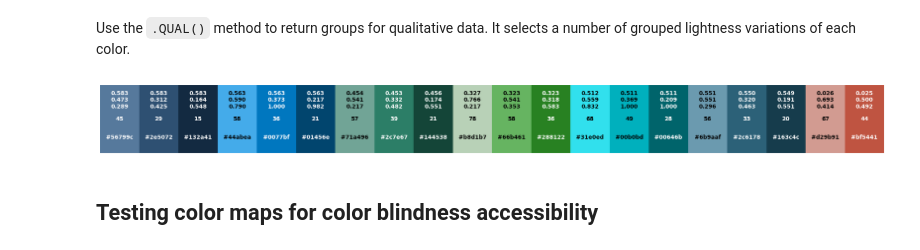
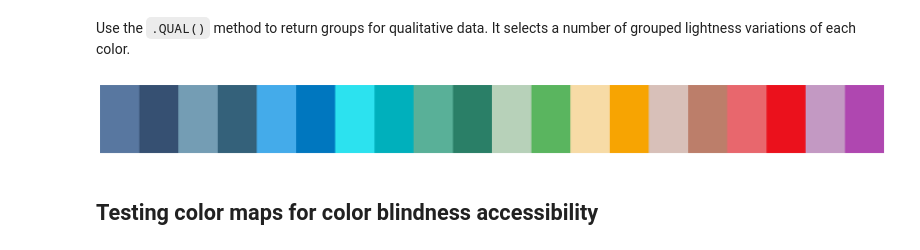
Before and after one commit to morpc/morpc-py, a Jupyter notebook: docs/09-morpc-color-demo.ipynb, the cells around one changed output. Cells and saved outputs as stored; diff of their text form; code cells hidden in the pictures.

```diff
--- a/docs/09-morpc-color-demo.ipynb
+++ b/docs/09-morpc-color-demo.ipynb
@@ -94,9 +102,9 @@ morpc.color.plot_from_hex_list(morpc.color.get_colors().DIV(['rose','darkgreen']
 # %% [markdown]
 Use the `.QUAL()` method to return groups for qualitative data. It selects a number of grouped lightness variations of each color.
 # %%
-morpc.color.plot_from_hex_list(morpc.color.get_colors().QUAL(20).hex_list)
+morpc.color.plot_from_hex_list(morpc.color.get_colors().QUAL(20).hex_list, labels=[])
 # %% [output]
-[figure, old version]
+[figure, new version]
 # %% [markdown]
 ## Testing color maps for color blindness accessibility
 # %%
```
Also changed, not shown: parts of 46 cells of this notebook, 2 other files.
